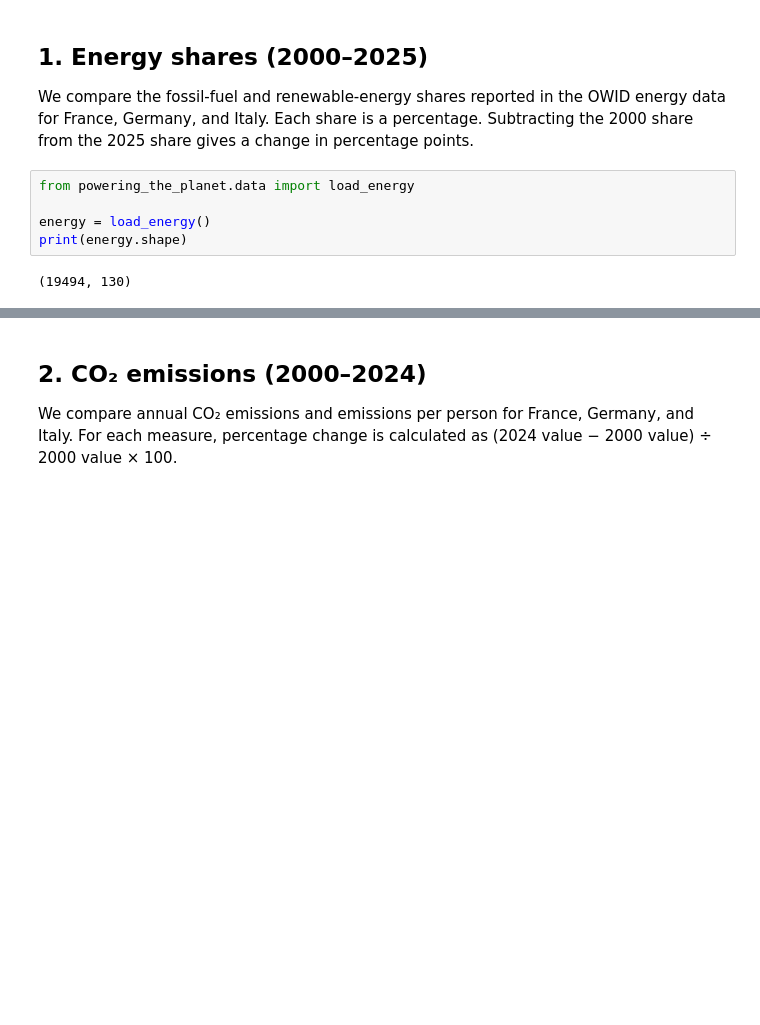
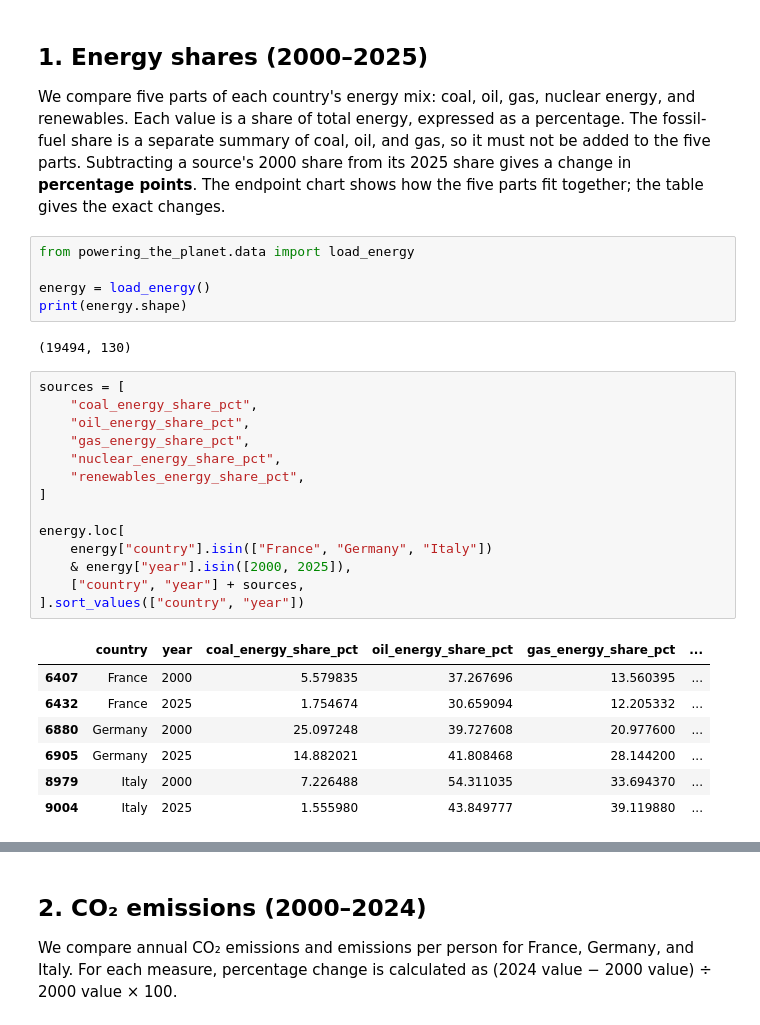
Before and after one commit to saharshapoorirad/powering-the-planet, a Jupyter notebook: report.ipynb, the cells around one changed output, grey strips where cells are left out. Cells and saved outputs as stored; diff of their text form; blank space fills up the shorter version.

```diff
--- a/report.ipynb
+++ b/report.ipynb
@@ -11,10 +11,9 @@ To build the picture, we ask:
 2. How did total and per-person CO₂ emissions change from 2000 to 2024?
 3. Did GDP rise while total CO₂ emissions fell from 2000 to 2022, and in which individual years did that happen?
 # %% [markdown]
-
 ## 1. Energy shares (2000–2025)
 
-We compare the fossil-fuel and renewable-energy shares reported in the OWID energy data for France, Germany, and Italy. Each share is a percentage. Subtracting the 2000 share from the 2025 share gives a change in percentage points.
+We compare five parts of each country's energy mix: coal, oil, gas, nuclear energy, and renewables. Each value is a share of total energy, expressed as a percentage. The fossil-fuel share is a separate summary of coal, oil, and gas, so it must not be added to the five parts. Subtracting a source's 2000 share from its 2025 share gives a change in **percentage points**. The endpoint chart shows how the five parts fit together; the table gives the exact changes.
 # %%
 from powering_the_planet.data import load_energy
 
@@ -22,6 +21,28 @@ energy = load_energy()
 print(energy.shape)
 # %% [output]
 (19494, 130)
+# %%
+sources = [
+    "coal_energy_share_pct",
+    "oil_energy_share_pct",
+    "gas_energy_share_pct",
+    "nuclear_energy_share_pct",
+    "renewables_energy_share_pct",
+]
+
+energy.loc[
+    energy["country"].isin(["France", "Germany", "Italy"])
+    & energy["year"].isin([2000, 2025]),
+    ["country", "year"] + sources,
+].sort_values(["country", "year"])
+# %% [output]
+|  | country | year | coal_energy_share_pct | oil_energy_share_pct | gas_energy_share_pct | ... |
+| 6407 | France | 2000 | 5.579835 | 37.267696 | 13.560395 | ... |
+| 6432 | France | 2025 | 1.754674 | 30.659094 | 12.205332 | ... |
+| 6880 | Germany | 2000 | 25.097248 | 39.727608 | 20.977600 | ... |
+| 6905 | Germany | 2025 | 14.882021 | 41.808468 | 28.144200 | ... |
+| 8979 | Italy | 2000 | 7.226488 | 54.311035 | 33.694370 | ... |
+| 9004 | Italy | 2025 | 1.555980 | 43.849777 | 39.119880 | ... |
 # %%
 from powering_the_planet.analysis import select_energy_mix
 
```
Also changed, not shown: parts of 7 cells of this notebook, 3 other files.
